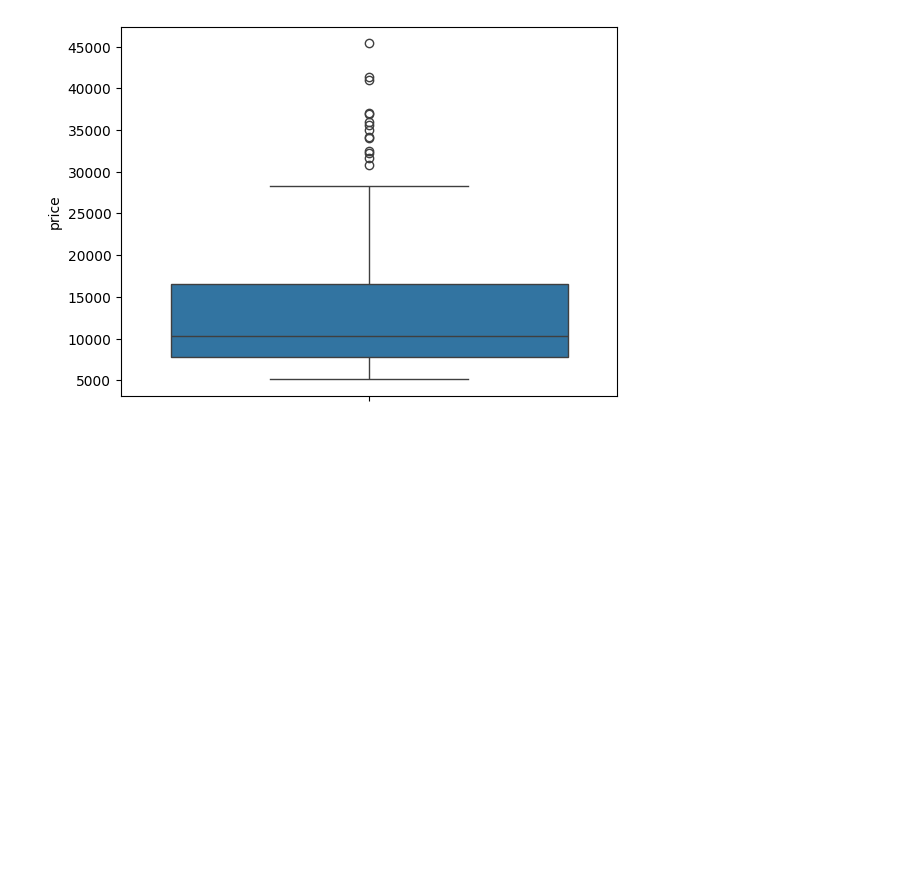
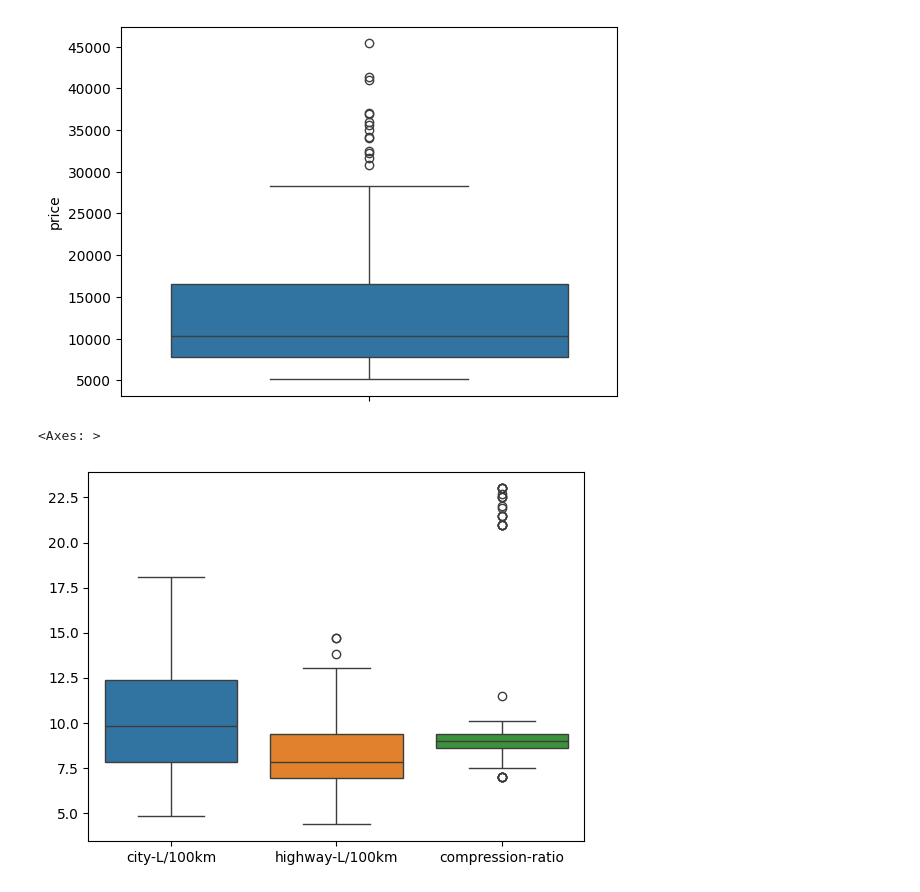
Before and after one commit to IntegerAlex/datascience, a Jupyter notebook: datasciene.ipynb, the cells around one changed output. Saved outputs shown, nothing was run; the diff lists cells and outputs as text; code cells hidden in the pictures; blank space fills up the shorter version.

```diff
--- a/datasciene.ipynb
+++ b/datasciene.ipynb
@@ -163,3 +169,8 @@ sns.boxplot(dataframe[ "price"])
 # %% [output]
 <Axes: ylabel='price'>
 [figure]
+# %%
+sns.boxplot(dataframe[ ["city-L/100km","highway-L/100km","compression-ratio"]])
+# %% [output]
+<Axes: >
+[figure, added]
```
Also changed, not shown: parts of 3 cells of this notebook.
